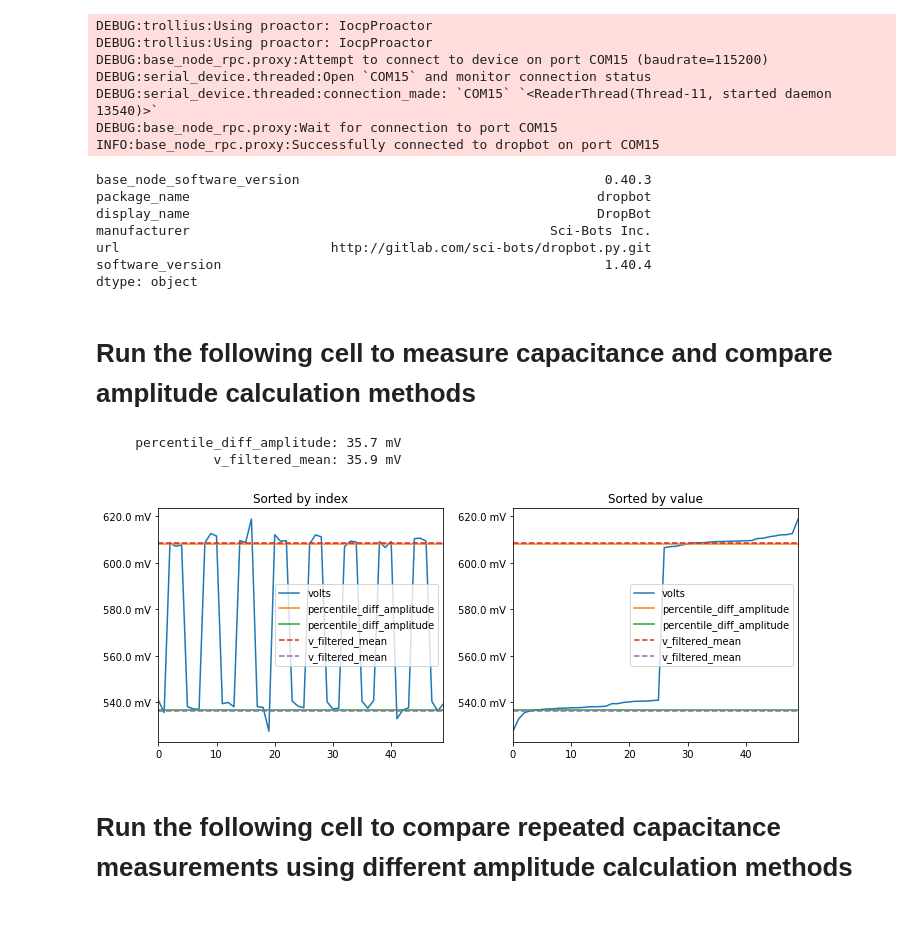
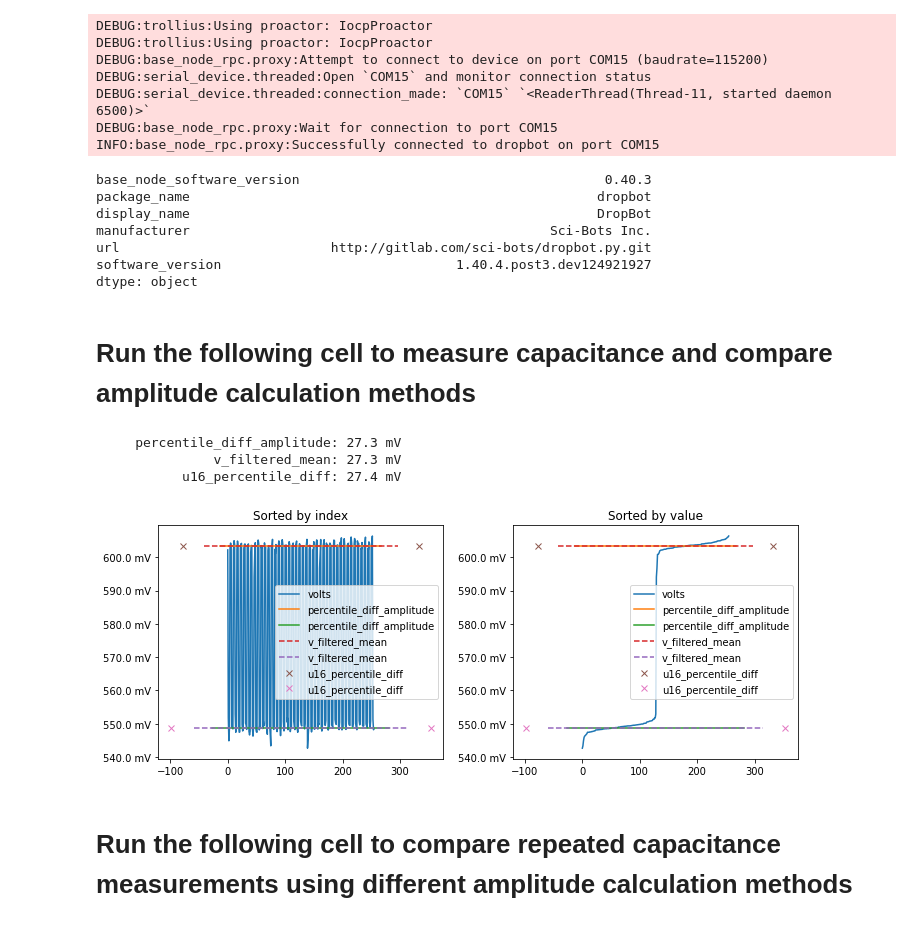
Before and after one commit to Blue-Ocean-Technologies-Inc/dropbot.py, a Jupyter notebook: dropbot/notebooks/Issue #25 - Compare filtered mean to percentile difference.ipynb, the cells around one changed output. Drawn from its saved outputs; the diff is of its cells as text; code cells hidden in the pictures.

```diff
--- a/dropbot/notebooks/Issue #25 - Compare filtered mean to percentile difference.ipynb
+++ b/dropbot/notebooks/Issue #25 - Compare filtered mean to percentile difference.ipynb
@@ -28,6 +28,12 @@ def measure_capacitance(self, n_samples=50):
     amplitude = .5 * (volts_description['75%'] - volts_description['25%'])
     return df_volts, amplitude, v_filtered_mean
 
+
+def measure_capacitance_on_board(self, n_samples=50):
+    transfer_function = 0.15e-8 * 3.3 / 2 ** 16
+    return .5 * self.u16_percentile_diff(11, n_samples, 25, 75) * transfer_function
+
+
 try:
     proxy.terminate()
 except:
@@ -47,7 +53,7 @@ DEBUG:trollius:Using proactor: IocpProactor
 DEBUG:trollius:Using proactor: IocpProactor
 DEBUG:base_node_rpc.proxy:Attempt to connect to device on port COM15 (baudrate=115200)
 DEBUG:serial_device.threaded:Open `COM15` and monitor connection status
-DEBUG:serial_device.threaded:connection_made: `COM15` `<ReaderThread(Thread-11, started daemon 13540)>`
+DEBUG:serial_device.threaded:connection_made: `COM15` `<ReaderThread(Thread-11, started daemon 6500)>`
 DEBUG:base_node_rpc.proxy:Wait for connection to port COM15
 INFO:base_node_rpc.proxy:Successfully connected to dropbot on port COM15
 base_node_software_version                                       0.40.3
@@ -55,39 +61,47 @@ package_name                                                    dropbot
 display_name                                                    DropBot
 manufacturer                                              Sci-Bots Inc.
 url                           http://gitlab.com/sci-bots/dropbot.py.git
-software_version                                                 1.40.4
+software_version                              1.40.4.post3.dev124921927
 dtype: object
 # %% [markdown]
 # Run the following cell to measure capacitance and compare amplitude calculation methods
 # %%
+n_samples = 256
 fig, axes = mpl.pyplot.subplots(1, 2, figsize=(10, 4))
-df_volts, percentile_diff_amplitude, v_filtered_mean = measure_capacitance(proxy)
+df_volts, percentile_diff_amplitude, v_filtered_mean = \
+    measure_capacitance(proxy, n_samples=n_samples)
 axis = axes[0]
 axis = df_volts.plot(ax=axis)
 volts_mean = df_volts.mean()
 axis.set_title('Sorted by index')
 values = {'v_filtered_mean': v_filtered_mean,
-          'percentile_diff_amplitude': percentile_diff_amplitude}
+          'percentile_diff_amplitude': percentile_diff_amplitude,
+          'u16_percentile_diff':
+          .5 * proxy.u16_percentile_diff(pin=11, n_samples=n_samples,
+                                         low_percentile=25,
+                                         high_percentile=75) * 3.3 / 2 ** 16}
 
 axis = axes[1]
 df_volts.sort_values('volts').reset_index(drop=True).plot(ax=axis)
 axis.set_title('Sorted by value')
 
+styles = '-', '--', 'x'
 for axis in axes:
     for i, (key_i, value_i) in enumerate(values.iteritems()):
-        axis.plot(axis.get_xlim(), 2 * [volts_mean + value_i], linestyle='-' * (i + 1), label=key_i)
-        axis.plot(axis.get_xlim(), 2 * [volts_mean - value_i], linestyle='-' * (i + 1), label=key_i)
+        axis.plot(axis.get_xlim(), 2 * [volts_mean + value_i], styles[i], label=key_i)
+        axis.plot(axis.get_xlim(), 2 * [volts_mean - value_i], styles[i], label=key_i)
     axis.legend()
     axis.yaxis.set_major_formatter(V_formattter)
 
 for key_i, value_i in values.iteritems():
     print '%30s: %sV' % (key_i, si.si_format(value_i))
 
 fig.tight_layout()
 # %% [output]
-     percentile_diff_amplitude: 35.7 mV
-               v_filtered_mean: 35.9 mV
+     percentile_diff_amplitude: 27.3 mV
+               v_filtered_mean: 27.3 mV
+           u16_percentile_diff: 27.4 mV
-[figure, old version]
+[figure, new version]
 # %% [markdown]
 # Run the following cell to compare repeated capacitance measurements using different amplitude calculation methods
 # %%
```
Also changed, not shown: parts of 2 cells of this notebook, 1 other file.
